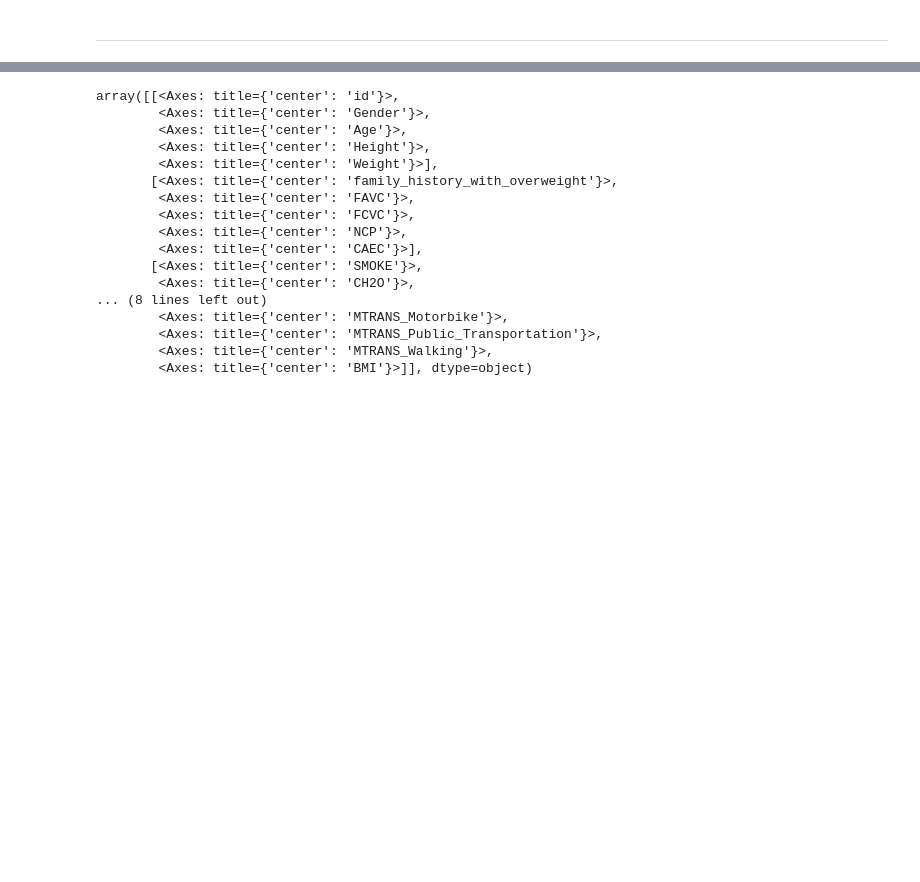
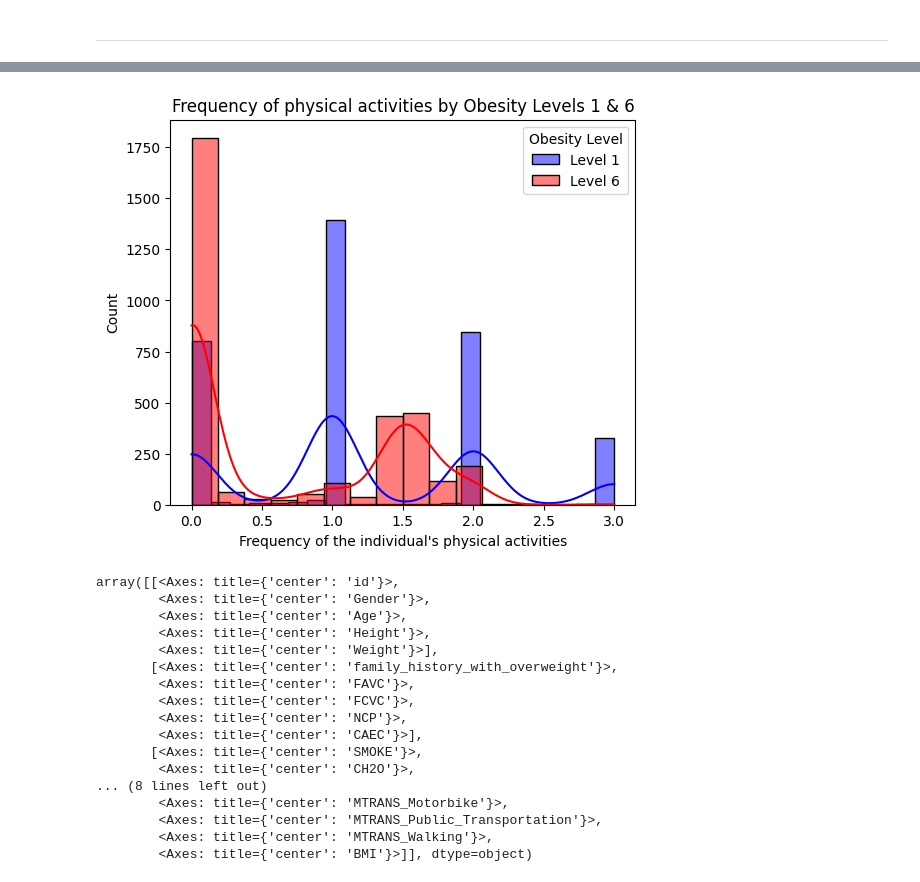
Before and after one commit to vilmahietala/data_science_projects, a Jupyter notebook: EDA/EDA.ipynb, the cells around one changed output, grey strips where cells are left out. Saved outputs shown, nothing was run; the diff lists cells and outputs as text; code cells hidden in the pictures; blank space fills up the shorter version.

```diff
--- a/EDA/EDA.ipynb
+++ b/EDA/EDA.ipynb
@@ -515,3 +539,14 @@ ___
+# %%
+plt.figure(figsize=(6, 5))
+sns.histplot(train_data[train_data['NObeyesdad'] == 1]['FAF'], kde=True, color='blue', label='Level 1', alpha=0.5)
+sns.histplot(train_data[train_data['NObeyesdad'] == 6]['FAF'], kde=True, color='red', label='Level 6', alpha=0.5)
+
+plt.title('Frequency of physical activities by Obesity Levels 1 & 6')
+plt.xlabel("Frequency of the individual's physical activities")
+plt.legend(title='Obesity Level')
+plt.show()
+# %% [output]
+[figure, added]
 # %%
 train_data.hist(figsize=(20,25))
 # %% [output]
```
Also changed, not shown: parts of 9 cells of this notebook.
